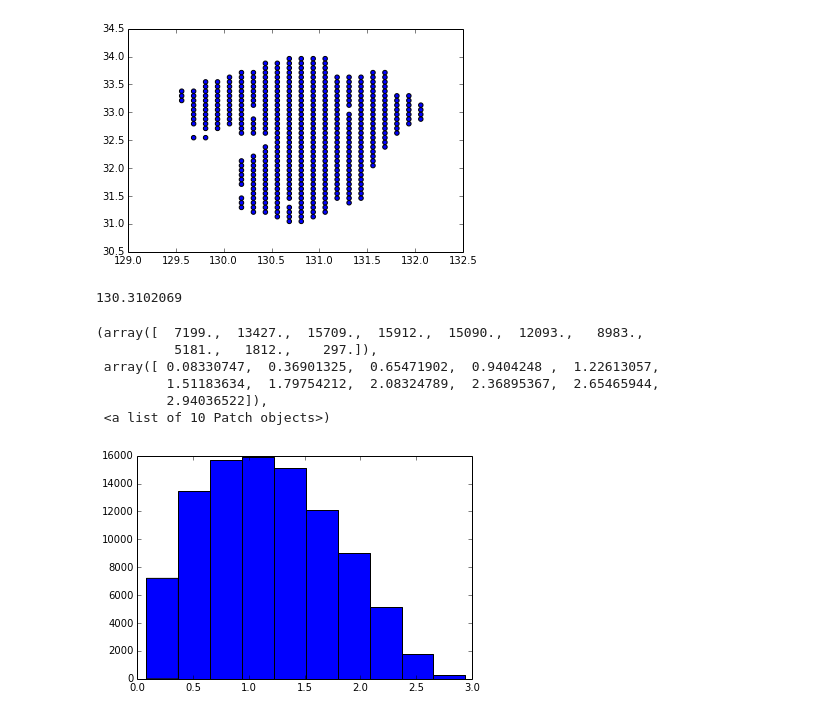
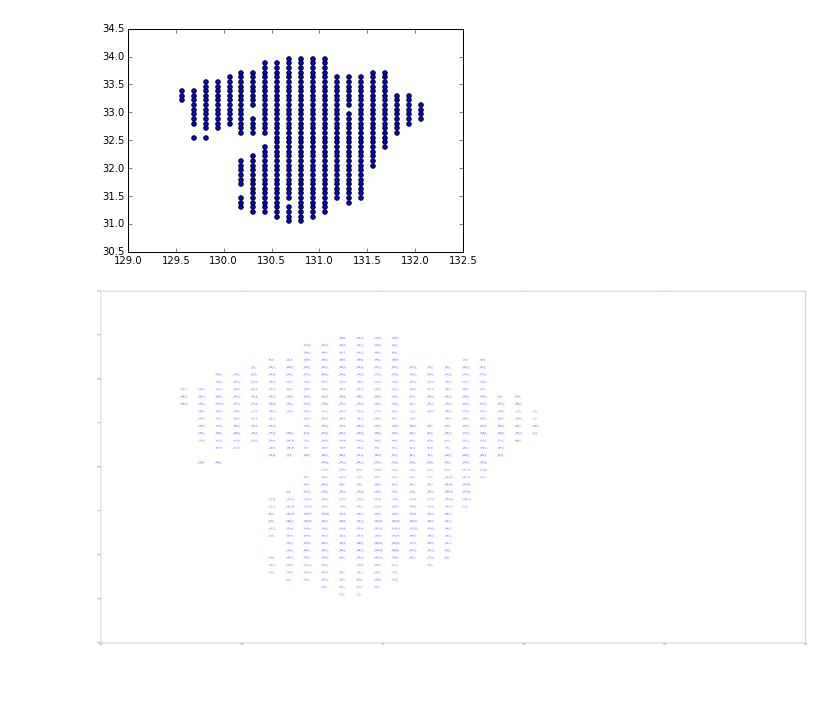
Before and after one commit to KeWata/infectious_2015, a Jupyter notebook: simulator/simulator_draft.ipynb, the cells around one changed output. Drawn from its saved outputs; the diff is of its cells as text; code cells hidden in the pictures; blank space fills up the shorter version.

```diff
--- a/simulator/simulator_draft.ipynb
+++ b/simulator/simulator_draft.ipynb
@@ -295,7 +286,12 @@ plt.scatter(geo_data['x'], geo_data['y'])
 # %% [output]
 <matplotlib.collections.PathCollection at 0x...>
 [figure]
-# %%
-geo_data['x'][0]
-# %% [output]
-130.3102069
+# %%
+plt.figure(figsize=(80, 40))
+plt.xlim((129, 134))
+plt.ylim((30.5, 34.5))
+for row in range(geo_data.shape[0]):
+    plt.annotate("_"+str(int(row))+"_"+str(int(geo_data['bird house per grid'][row]))+"_",
+                 xy=(geo_data['x'][row], geo_data['y'][row]), fontsize=12, color='b')
+# %% [output]
+[figure, added]
@@ -310,10 +315,0 @@ for row1 in range(geo_data.shape[0]):
-# %%
-plt.hist(distance_distribution)
-# %% [output]
-(array([  7199.,  13427.,  15709.,  15912.,  15090.,  12093.,   8983.,
-          5181.,   1812.,    297.]),
- array([ 0.08330747,  0.36901325,  0.65471902,  0.9404248 ,  1.22613057,
-         1.51183634,  1.79754212,  2.08324789,  2.36895367,  2.65465944,
-         2.94036522]),
- <a list of 10 Patch objects>)
-[figure, removed]
```
Also changed, not shown: parts of 26 cells of this notebook.
